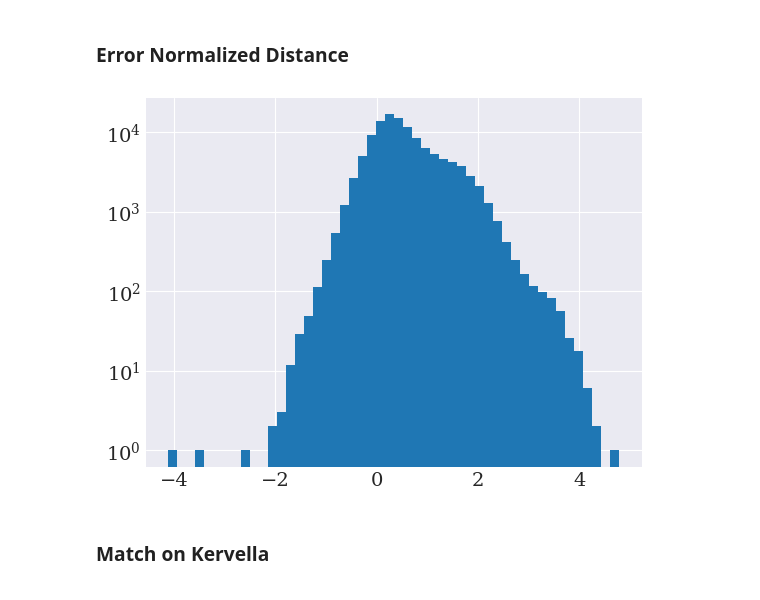
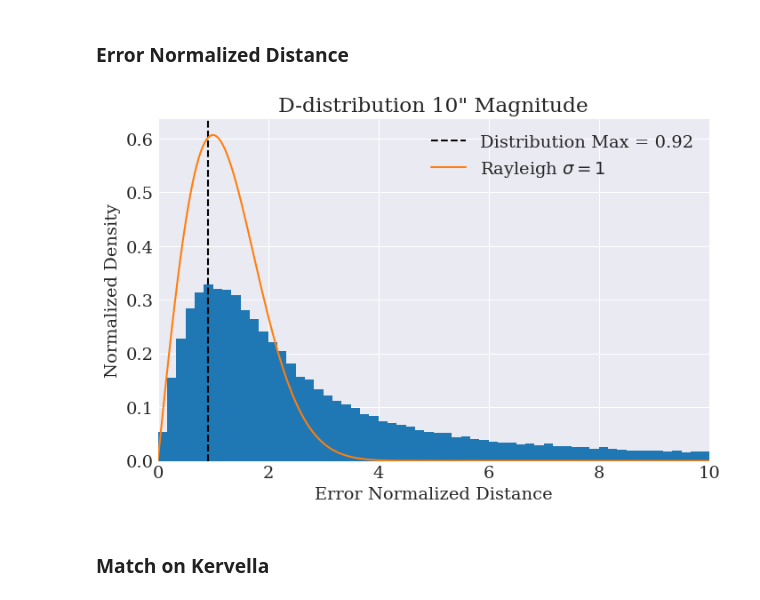
Before and after one commit to RenVit318/masterproject, a Jupyter notebook: src/notebooks/full_crossmatch_study.ipynb, the cells around one changed output. Cells and saved outputs as stored; diff of their text form; code cells hidden in the pictures.

```diff
--- a/src/notebooks/full_crossmatch_study.ipynb
+++ b/src/notebooks/full_crossmatch_study.ipynb
@@ -205,6 +206,8 @@ Here we investigate specifically the 10as crossmatch with the likeliest position
 This might be a method, on top of the brightnesses to investigate whether or not two objects really match
 # %%
 hipp_10as_pos, gaia_10as_pos = get_hipp_gaia_data(pos_10as)
+# %%
+hipp_10as_mag, gaia_10as_mag = get_hipp_gaia_data(mag_10as)
 # %%
 delta_pmra = np.abs(hipp_10as_pos['pm_ra'] - gaia_10as_pos['pmra_prop'])
 delta_pmde = np.abs(hipp_10as_pos['pm_de'] - gaia_10as_pos['pmdec_prop'])
@@ -264,9 +267,9 @@ plt.show()
 # %%
 # Make correct arrays
 # pos = [ra, dec] ; unc = [sigma_ra^2, sigma_dec^2, rho_sigma_dec]
-pos_hipp = np.array([hipp_10as_pos['ra'], hipp_10as_pos['dec']]).T * 3.6e6
-pos_gaia = np.array([gaia_10as_pos['ra_prop'], gaia_10as_pos['dec_prop']]).T * 3.6e6
-unc_hipp = np.array([hipp_10as_pos['e_ra_rad']**2, hipp_10as_pos['e_de_rad']**2, hipp_10as_pos['ra_dec_corr']]).T
-unc_gaia = np.array([gaia_10as_pos['e_ra_prop']**2, gaia_10as_pos['e_de_prop']**2, gaia_10as_pos['ra_dec_prop']]).T
+pos_hipp = np.array([hipp_10as_mag['ra'], hipp_10as_mag['dec']]).T * 3.6e6
+pos_gaia = np.array([gaia_10as_mag['ra_prop'], gaia_10as_mag['dec_prop']]).T * 3.6e6
+unc_hipp = np.array([hipp_10as_mag['e_ra_rad']**2, hipp_10as_mag['e_de_rad']**2, hipp_10as_mag['ra_dec_corr']]).T
+unc_gaia = np.array([gaia_10as_mag['e_ra_prop']**2, gaia_10as_mag['e_de_prop']**2, gaia_10as_mag['ra_dec_prop']]).T
 # %%
 D = compute_error_normalized_distance(pos_hipp, pos_gaia, unc_hipp, unc_gaia, method='full')
@@ -273,8 +277,21 @@ D = compute_error_normalized_distance(pos_hipp, pos_gaia, unc_hipp, unc_gaia, me
 # %%
-plt.hist(np.log10(D), log=True, bins=50)
+
+fig, ax = plt.subplots(1,1, figsize=(8,5))
+n, bins, _ = ax.hist(D[D<10], density=True, bins=60)
+max_D = bins[np.argmax(n)] + 0.5*(bins[1]-bins[0])
+ax.axvline(x=max_D, c='black', ls='--', label=f'Distribution Max = {max_D:.2f}')
+
+x = np.linspace(0,10,1000)
+plt.plot(x, rayleigh(x, 1), label=r'Rayleigh $\sigma = 1$')
+
+ax.set_xlim(0, 10)
+ax.set_ylabel('Normalized Density')
+ax.set_xlabel('Error Normalized Distance')
+ax.set_title('D-distribution 10" Magnitude')
+plt.legend()
 plt.show()
 # %% [output]
-[figure, old version]
+[figure, new version]
 # %% [markdown]
 ### Match on Kervella
 # %%
```
Also changed, not shown: parts of 16 cells of this notebook.
